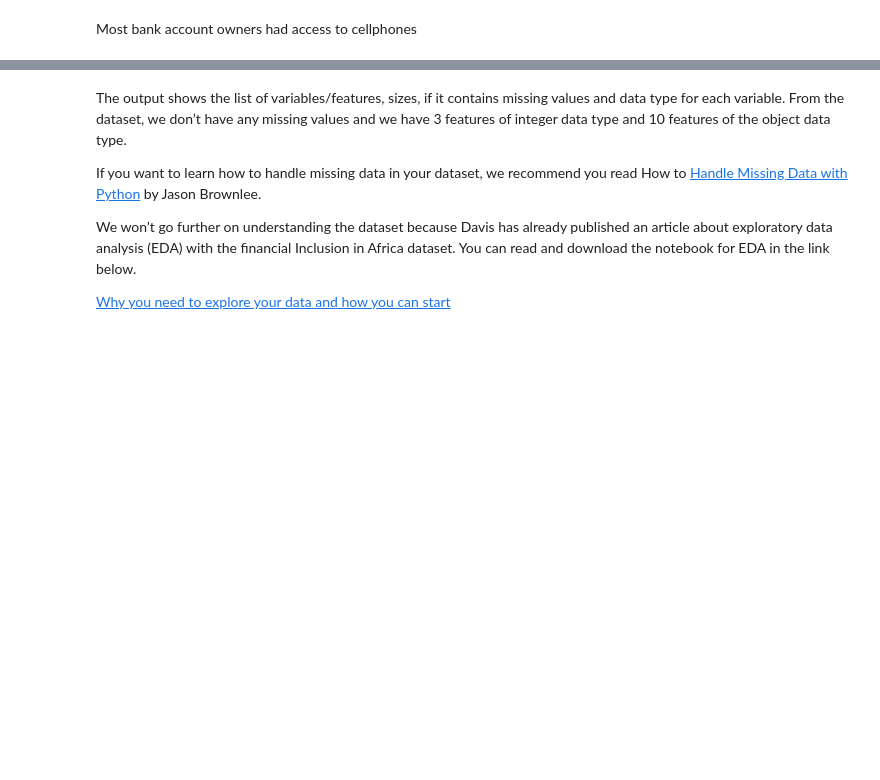
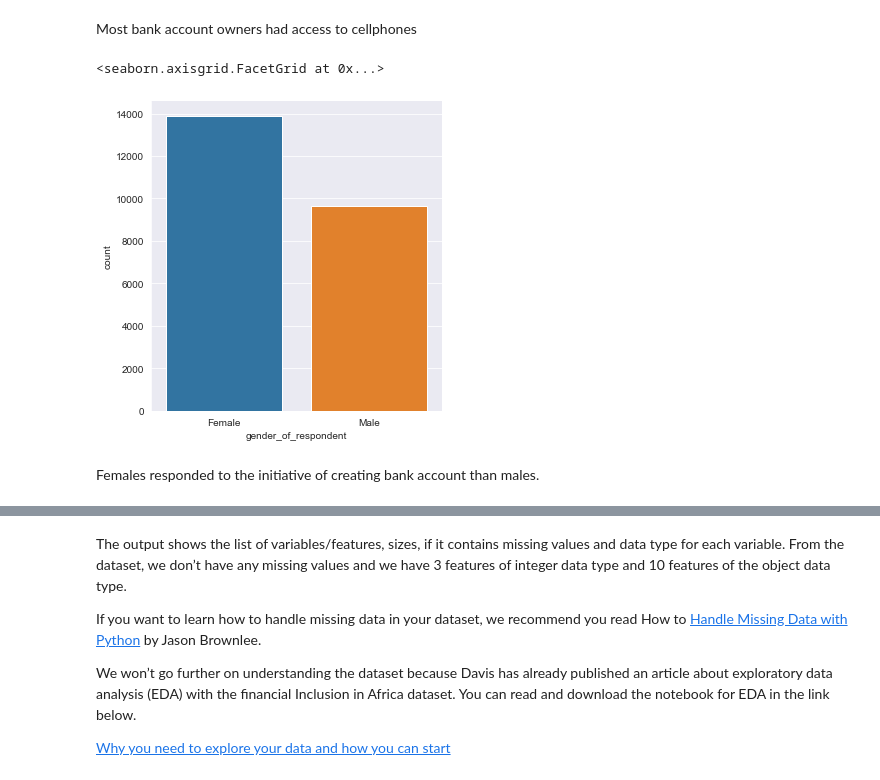
Before and after one commit to Eben-Success/ML_Financial_Inclusion_In_Africa, a Jupyter notebook: StarterNotebook.ipynb, the cells around one changed output, grey strips where cells are left out. Cells and saved outputs as stored; diff of their text form; code cells hidden in the pictures; blank space fills up the shorter version.

```diff
--- a/StarterNotebook.ipynb
+++ b/StarterNotebook.ipynb
@@ -176,3 +176,10 @@ sns.catplot(x="cellphone_access", kind="count", data=train)
 [figure]
 # %% [markdown]
 Most bank account owners had access to cellphones
+# %%
+sns.catplot(x="gender_of_respondent", kind="count", data=train)
+# %% [output]
+<seaborn.axisgrid.FacetGrid at 0x...>
+[figure, added]
+# %% [markdown]
+Females responded to the initiative of creating bank account than males.
```
Also changed, not shown: parts of 4 cells of this notebook.
